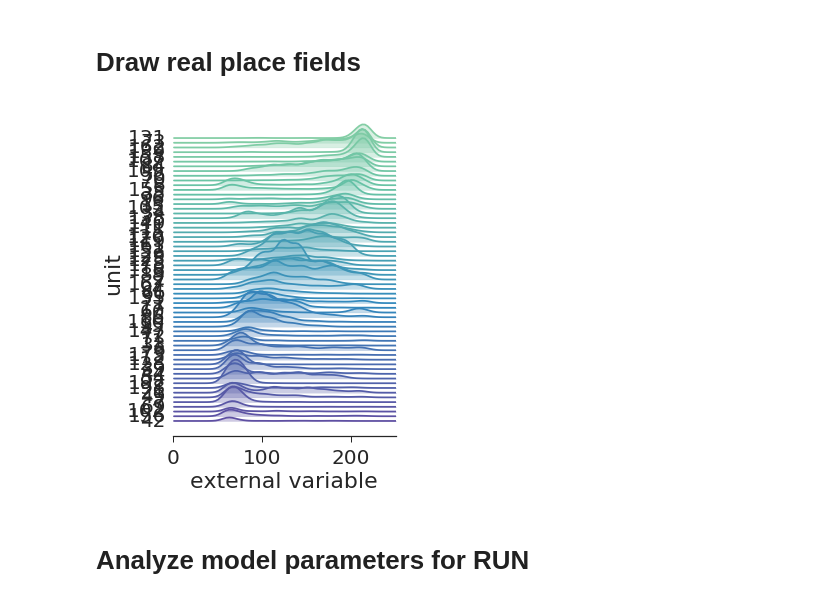
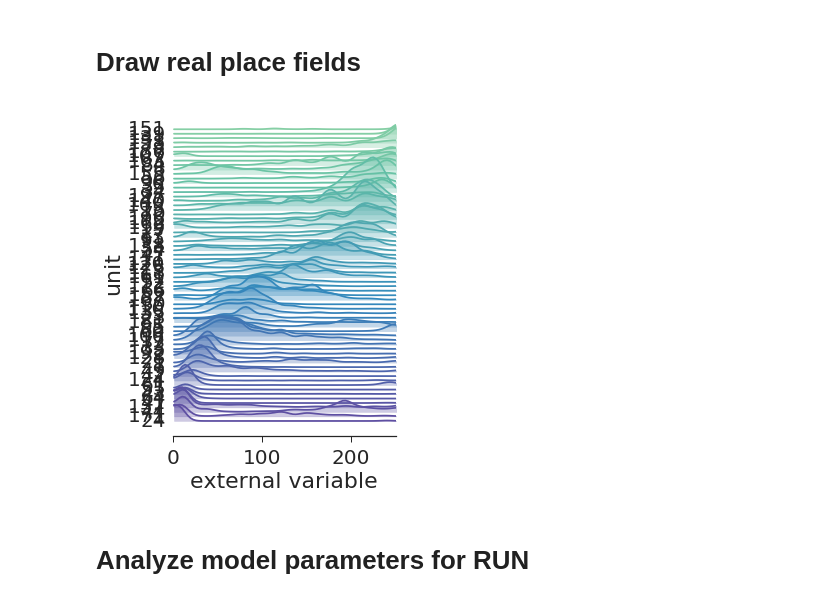
Before and after one commit to ckemere/CloudShuffles, a Jupyter notebook: RUN and PBE VTCs.ipynb, the cells around one changed output. Drawn from its saved outputs; the diff is of its cells as text; code cells hidden in the pictures.

Commit message:
Update virtual tuning curve analysis to see what cross-track activity looks like in state space. (It doesn't turn anything interesting up afaics.)

```diff
--- a/RUN and PBE VTCs.ipynb
+++ b/RUN and PBE VTCs.ipynb
@@ -77,29 +77,29 @@ del jar
 # %%
 # session_time, segment = '1-22-43', 'long'
 # session_time, segment = '16-40-19', 'short'
 
-session_time, segment = '22-24-40', 'short'
+session_time, segment = '22-24-40', 'long'
 
 PBEs = aux_data[session_time][segment]['PBEs']
 st_run = aux_data[session_time][segment]['st_run']
 tc = aux_data[session_time][segment]['tc']
 tc_placecells = aux_data[session_time][segment]['tc_placecells']
 
 #####################################################################
 
 NUM_COLORS = tc_placecells.n_units * 4
 
 cm = plt.get_cmap('Spectral_r')
 clist = [cm(1.*i/NUM_COLORS) for i in range(NUM_COLORS)]
 clist = np.roll(clist, 0, axis=0)
 
 npl.set_palette(clist)
 
 with npl.FigureManager(show=True, figsize=(4,6)) as (fig, ax):
     ax = npl.plot_tuning_curves1D(tc_placecells.smooth(sigma=3), pad=2.5);
     ax.set_xlim(0,250)
 # %% [output]
-[figure, old version]
+[figure, new version]
 # %%
 ds_run = 0.150 # 125 ms bin size for Run
 ds_50ms = 0.05 # used for smoothing
```
Also changed, not shown: parts of 7 cells of this notebook.
